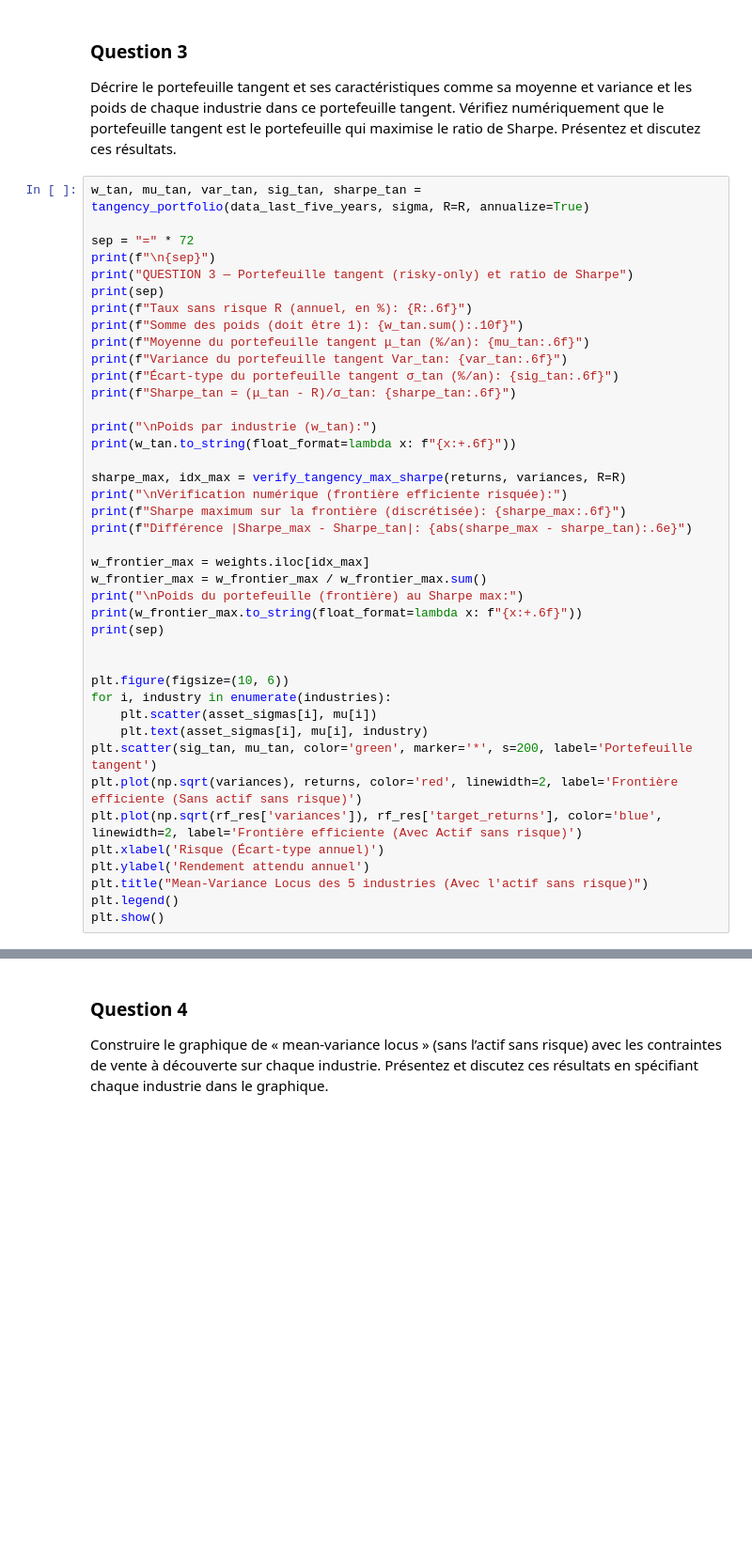
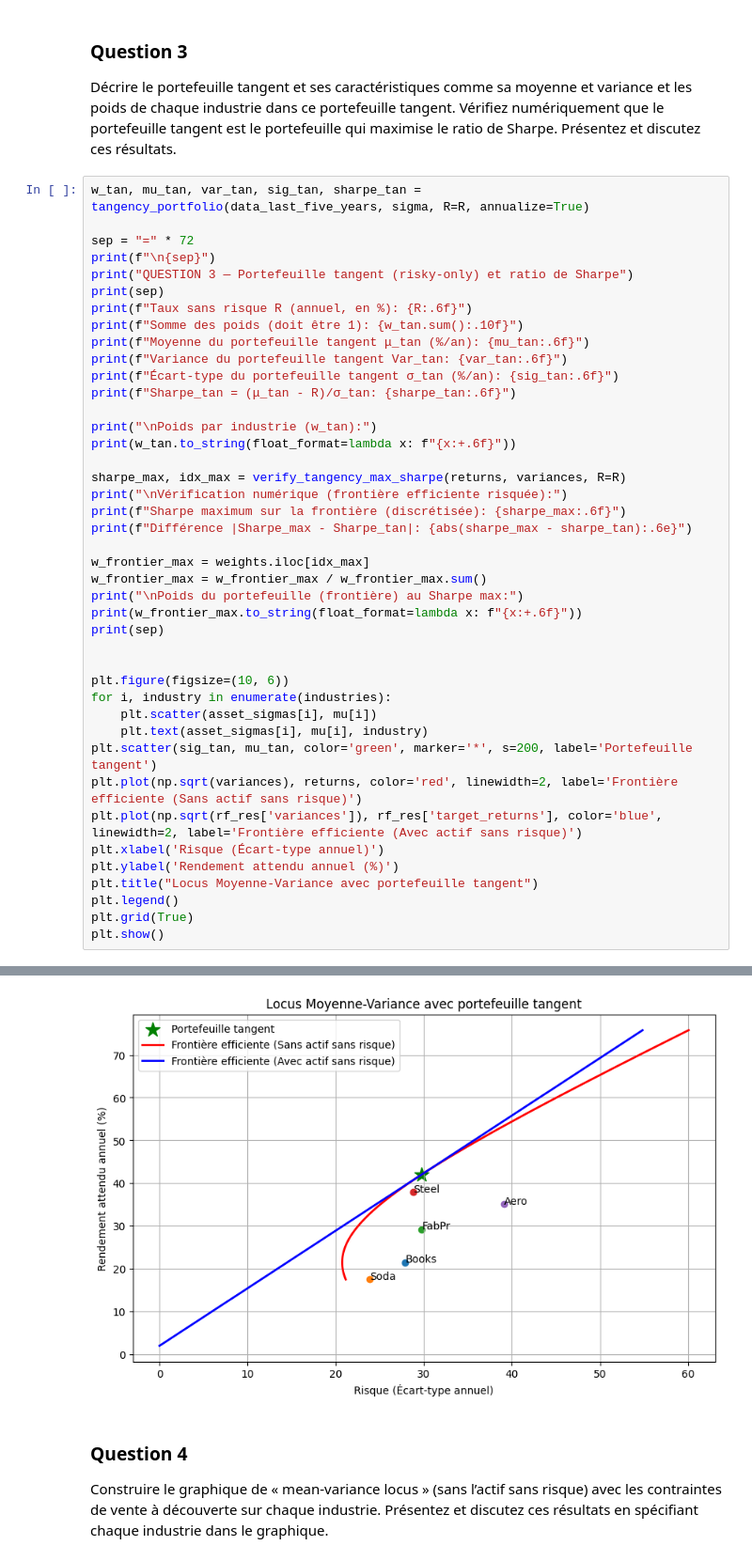
Before and after one commit to fredpell1/gestion_portefeuille_tp1, a Jupyter notebook: src/tp1.ipynb, the cells around one changed output, grey strips where cells are left out. Shown at 94% size. Cells and saved outputs as stored; diff of their text form; blank space fills up the shorter version.

```diff
--- a/src/tp1.ipynb
+++ b/src/tp1.ipynb
@@ -112,9 +121,11 @@ for i, industry in enumerate(industries):
     plt.text(asset_sigmas[i], mu[i], industry)
 plt.scatter(sig_tan, mu_tan, color='green', marker='*', s=200, label='Portefeuille tangent')
 plt.plot(np.sqrt(variances), returns, color='red', linewidth=2, label='Frontière efficiente (Sans actif sans risque)')
-plt.plot(np.sqrt(rf_res['variances']), rf_res['target_returns'], color='blue', linewidth=2, label='Frontière efficiente (Avec Actif sans risque)')
+plt.plot(np.sqrt(rf_res['variances']), rf_res['target_returns'], color='blue', linewidth=2, label='Frontière efficiente (Avec actif sans risque)')
 plt.xlabel('Risque (Écart-type annuel)')
-plt.ylabel('Rendement attendu annuel')
-plt.title("Mean-Variance Locus des 5 industries (Avec l'actif sans risque)")
+plt.ylabel('Rendement attendu annuel (%)')
+plt.title("Locus Moyenne-Variance avec portefeuille tangent")
 plt.legend()
+plt.grid(True)
 plt.show()
+# %% [output]
@@ -121,3 +149,4 @@ plt.show()
+[figure, added]
 # %% [markdown]
 ### Question 4
 Construire le graphique de « mean-variance locus » (sans l’actif sans risque) avec les
```
Also changed, not shown: parts of 10 cells of this notebook, 2 other files.
